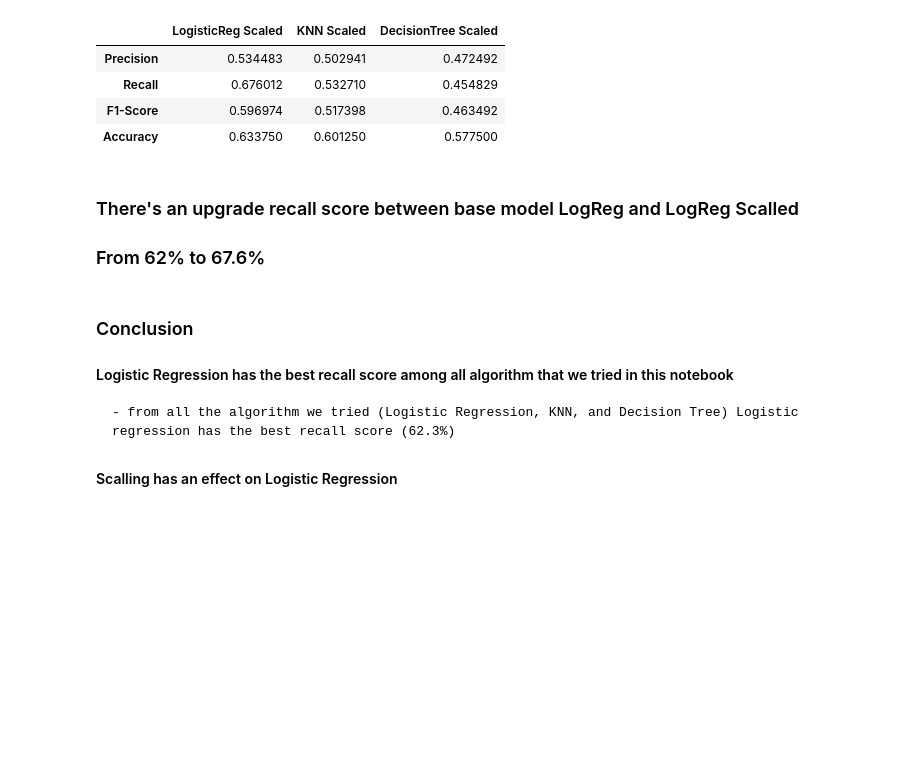
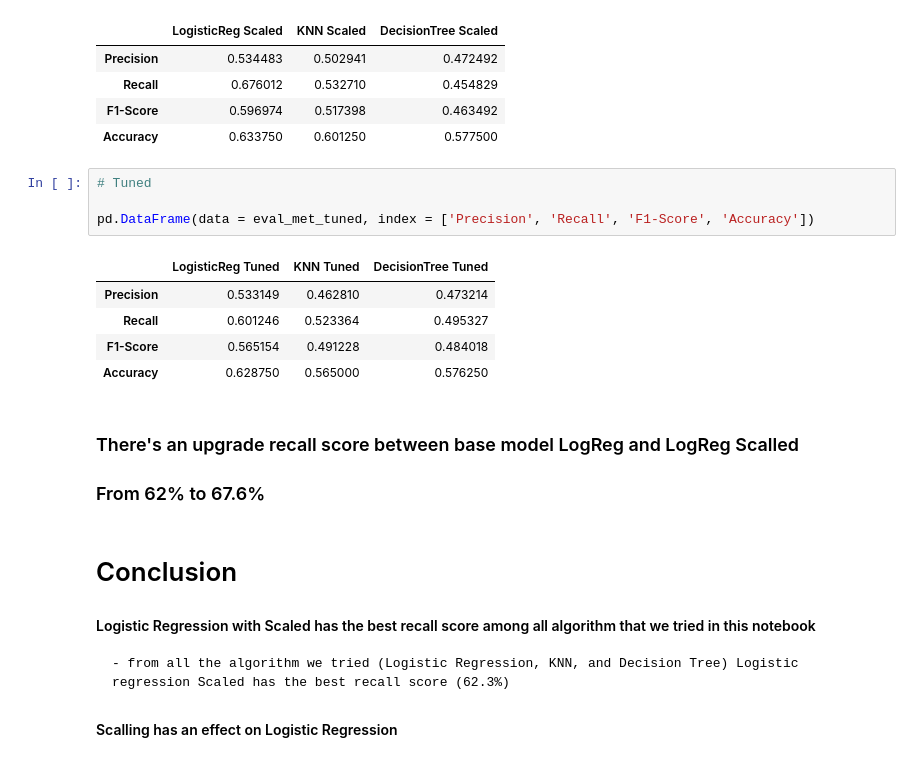
Before and after one commit to kalyanabila/Car-Insurance-Machine-Learning-Project, a Jupyter notebook: Insurance_ML_.ipynb, the cells around one changed output. Cells and saved outputs as stored; diff of their text form; blank space fills up the shorter version.

```diff
--- a/Insurance_ML_.ipynb
+++ b/Insurance_ML_.ipynb
@@ -712,14 +815,24 @@ pd.DataFrame(data = eval_met_scaled, index = ['Precision', 'Recall', 'F1-Score',
 | Recall | 0.676012 | 0.532710 | 0.454829 |
 | F1-Score | 0.596974 | 0.517398 | 0.463492 |
 | Accuracy | 0.633750 | 0.601250 | 0.577500 |
+# %%
+# Tuned
+
+pd.DataFrame(data = eval_met_tuned, index = ['Precision', 'Recall', 'F1-Score', 'Accuracy'])
+# %% [output]
+|  | LogisticReg Tuned | KNN Tuned | DecisionTree Tuned |
+| Precision | 0.533149 | 0.462810 | 0.473214 |
+| Recall | 0.601246 | 0.523364 | 0.495327 |
+| F1-Score | 0.565154 | 0.491228 | 0.484018 |
+| Accuracy | 0.628750 | 0.565000 | 0.576250 |
 # %% [markdown]
 ### There's an upgrade recall score between base model LogReg and LogReg Scalled
 ### From 62% to 67.6%
 # %% [markdown]
-### Conclusion
+# Conclusion
 
-#### Logistic Regression has the best recall score among all algorithm that we tried in this notebook
-    - from all the algorithm we tried (Logistic Regression, KNN, and Decision Tree) Logistic regression has the best recall score (62.3%)
+#### Logistic Regression with Scaled has the best recall score among all algorithm that we tried in this notebook
+    - from all the algorithm we tried (Logistic Regression, KNN, and Decision Tree) Logistic regression Scaled has the best recall score (62.3%)
 
 
 #### Scalling has an effect on Logistic Regression
```
Also changed, not shown: parts of 10 cells of this notebook, 1 other file.
